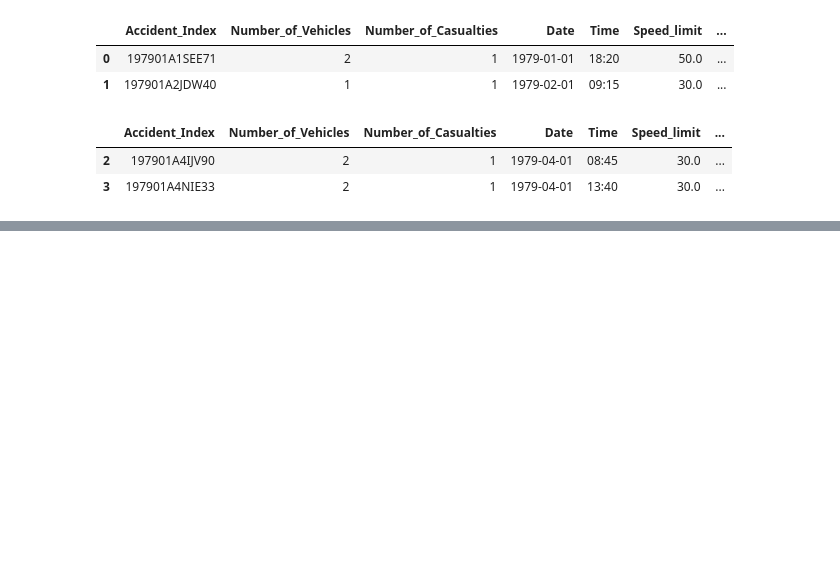
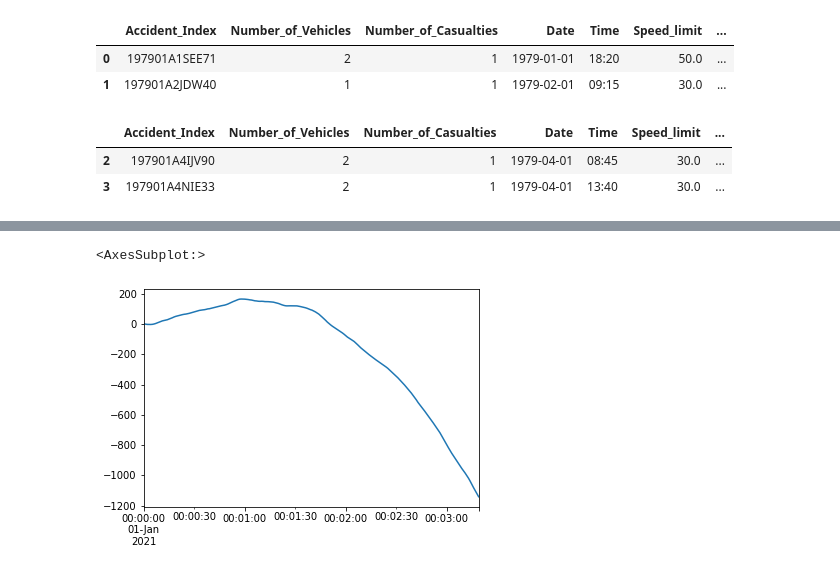
Before and after one commit to rafaelnpietro/DataScience, a Jupyter notebook: DSA/Pandas.ipynb, the cells around one changed output, grey strips where cells are left out. Cells and saved outputs as stored; diff of their text form; code cells hidden in the pictures; blank space fills up the shorter version.

```diff
--- a/DSA/Pandas.ipynb
+++ b/DSA/Pandas.ipynb
@@ -106,0 +518,5 @@ df[2:4] #Linha 2 a 4
+# %%
+ts.cumsum().plot()
+# %% [output]
+<AxesSubplot:>
+[figure, added]
```
Also changed, not shown: parts of 51 cells of this notebook, 1 other file.
